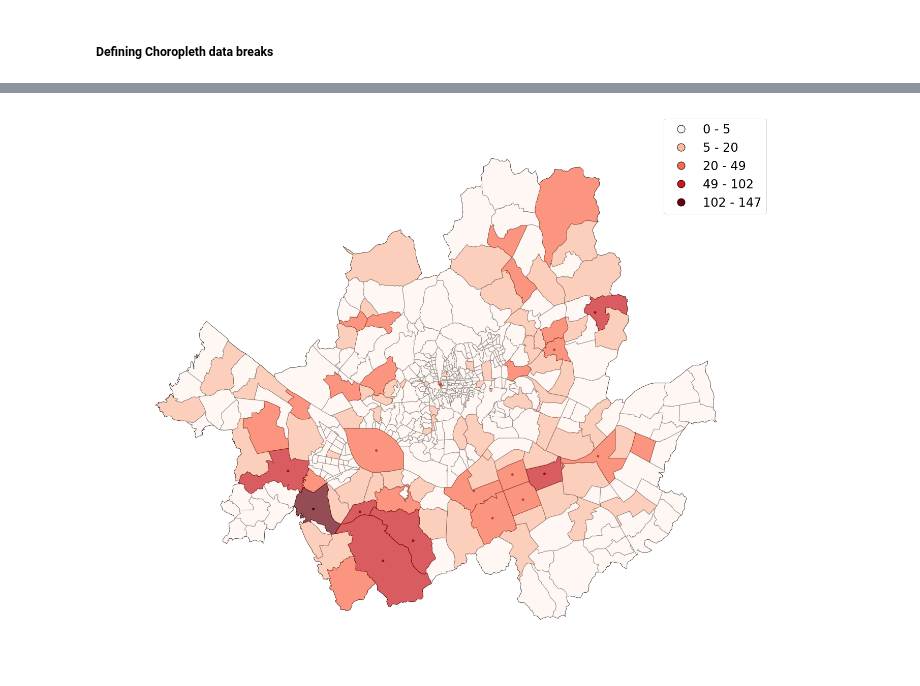
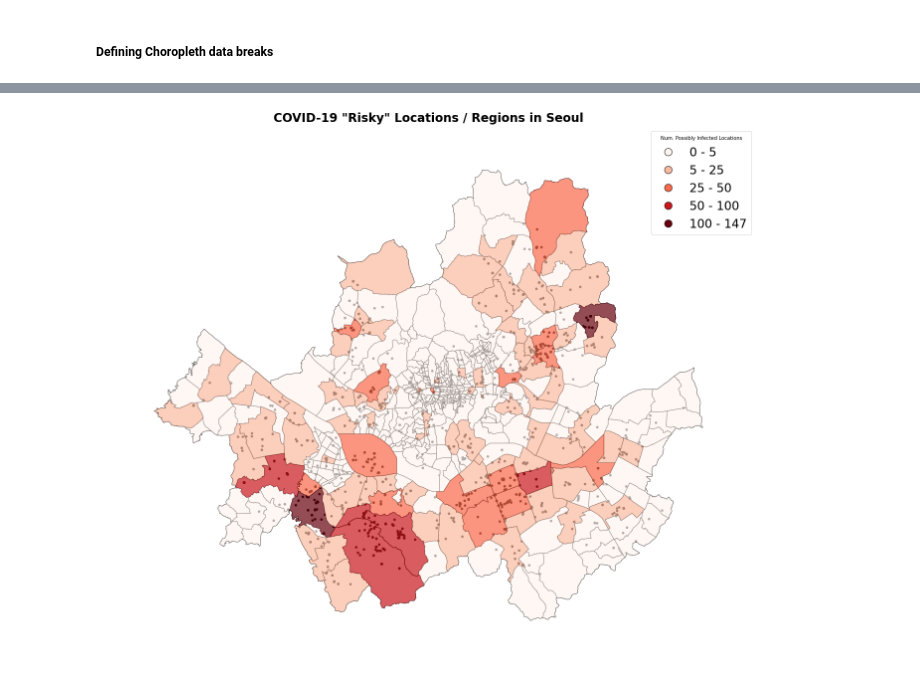
Before and after one commit to tarcisobraz/covid19-skorea, a Jupyter notebook: code/final-notebooks/q3-risky-neighborhoods-seoul.ipynb, the cells around one changed output, grey strips where cells are left out. Drawn from its saved outputs; the diff is of its cells as text; code cells hidden in the pictures.

Commit message:
Adds all risk points to the final choropleth plot. Creates Top Risky Neighborhoods list for report.

```diff
--- a/code/final-notebooks/q3-risky-neighborhoods-seoul.ipynb
+++ b/code/final-notebooks/q3-risky-neighborhoods-seoul.ipynb
@@ -327,7 +326,7 @@ seoul_shape.shape
 # %% [markdown]
 ##### Top Risky Neighborhoods
 # %%
-top_risk_nbhs = seoul_risk_places_per_nbh[['EMD_CD','geometry','EMD_KOR_NM','EMD_ENG_NM','num_risk_places']].sort_values('num_risk_places', ascending=False).head(15)
+top_risk_nbhs = seoul_risk_places_per_nbh[['EMD_CD','geometry','EMD_KOR_NM','EMD_ENG_NM','num_risk_places']].sort_values('num_risk_places', ascending=False)
 top_risk_nbhs
 # %% [output]
 |  | EMD_CD | geometry | EMD_KOR_NM | EMD_ENG_NM | num_risk_places |
@@ -375,7 +380,8 @@ top_risk_nbhs
 ##### Defining Choropleth data breaks
 # %%
 import mapclassify
-scheme = mapclassify.NaturalBreaks(seoul_risk_places_per_nbh['num_risk_places'])
+#scheme = mapclassify.NaturalBreaks(seoul_risk_places_per_nbh['num_risk_places'])
+scheme = mapclassify.UserDefined(seoul_risk_places_per_nbh['num_risk_places'], bins=[5, 25, 50, 100])
 # %%
 scheme
 # %% [output]
@@ -410,33 +413,35 @@ top_risk_nbhs
 # %%
 # Note: this code sample requires geoplot>=0.4.0.
 
 # ax = geoplot.kdeplot(
 #     seoul_p_route_gdf, cmap='Reds', projection=geoplot.crs.WebMercator(), figsize=(12, 12),
 #     shade=True, alpha = 0.5
 # )
 # geoplot.pointplot(seoul_p_route_gdf, s=1, color='black', ax=ax);
 # geoplot.polyplot(seoul_shape, ax=ax);
 
 ax = geoplot.choropleth(
     seoul_risk_places_per_nbh_gdf, hue=seoul_risk_places_per_nbh_gdf.num_risk_places, scheme=scheme,
-    cmap='Reds', figsize=(30, 20), legend=True, legend_kwargs={'prop': {'size': 24}, 'markersize':15,
+    cmap='Reds', figsize=(30, 20), legend=True, legend_kwargs={'title': 'Num. Possibly Infected Locations',
+                                                               'fontsize': 24, 'markersize':15,
                                                                'markeredgecolor':'black'},
     projection=geoplot.crs.WebMercator(), alpha=0.7
 )
-geoplot.pointplot(top_risk_nbhs, s=4, color='black', ax=ax);
+geoplot.pointplot(seoul_p_route_gdf, s=4, color='black', ax=ax)
+#geoplot.pointplot(top_risk_nbhs.head(10), s=4, color='black', ax=ax);
 
 geoplot.polyplot(seoul_shape, ax=ax);
 
 for x, y, label in zip(top_risk_nbhs.geometry.x, top_risk_nbhs.geometry.y, top_risk_nbhs.EMD_ENG_NM):
     ax.annotate(label, xy=(x, y), xytext=(3, 3), textcoords="offset points", clip_on=True)
 
-
+ax.set_title('COVID-19 "Risky" Locations / Regions in Seoul', fontsize=24, fontweight="bold");
 
 # for i, geo in top_risk_nbhs.nbh_centroid.iteritems():
 #     ax.annotate(s=i, xy=[geo.x, geo.y], color="red", clip_on=True)
 
 
 # for idx, row in top_risk_nbhs.iterrows():
 #     plt.annotate(s=row['EMD_ENG_NM'], xy=row['nbh_centroid'], horizontalalignment='center')
 # %% [output]
-[figure, old version]
+[figure, new version]
```
Also changed, not shown: parts of 9 cells of this notebook.
